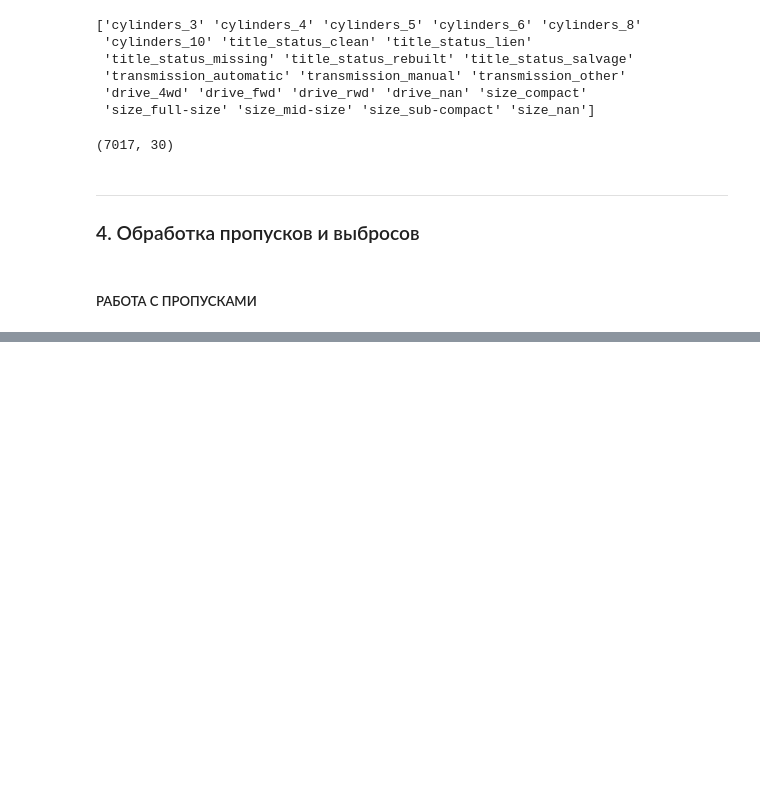
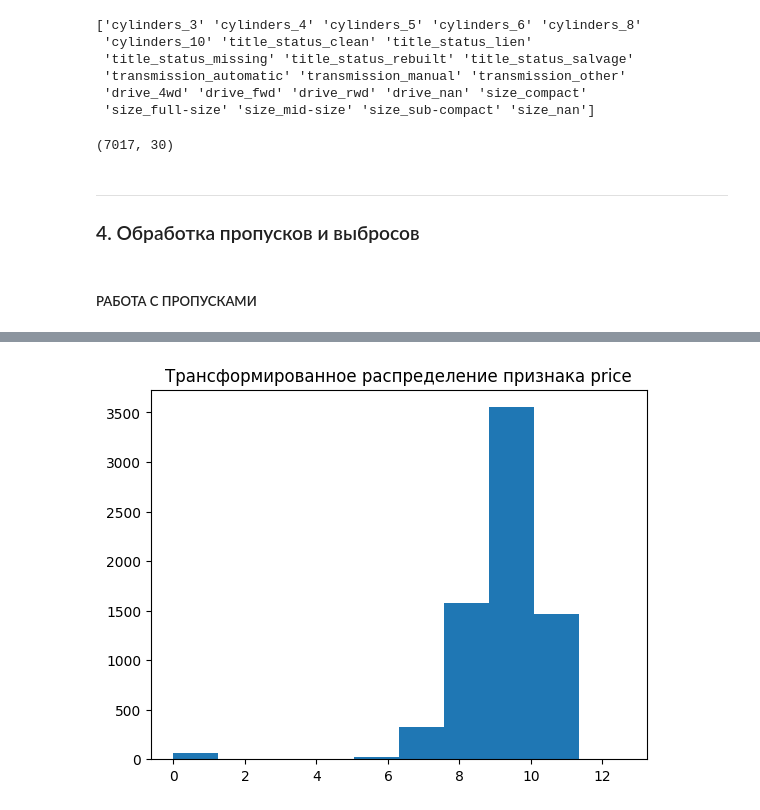
Before and after one commit to Blooodniy/SF_DS, a Jupyter notebook: ML/ML-6. Отбор и селекция признаков/ML-6.ipynb, the cells around one changed output, grey strips where cells are left out. Saved outputs shown, nothing was run; the diff lists cells and outputs as text; code cells hidden in the pictures; blank space fills up the shorter version.

```diff
--- a/ML/ML-6. Отбор и селекция признаков/ML-6.ipynb
+++ b/ML/ML-6. Отбор и селекция признаков/ML-6.ipynb
@@ -141,0 +664,8 @@ data_new.shape
+# %%
+log_price = np.log(data['price'])
+
+plt.hist(log_price)
+plt.title('Трансформированное распределение признака price')
+plt.show()
+# %% [output]
+[figure, added]
```
Also changed, not shown: parts of 66 cells of this notebook.
